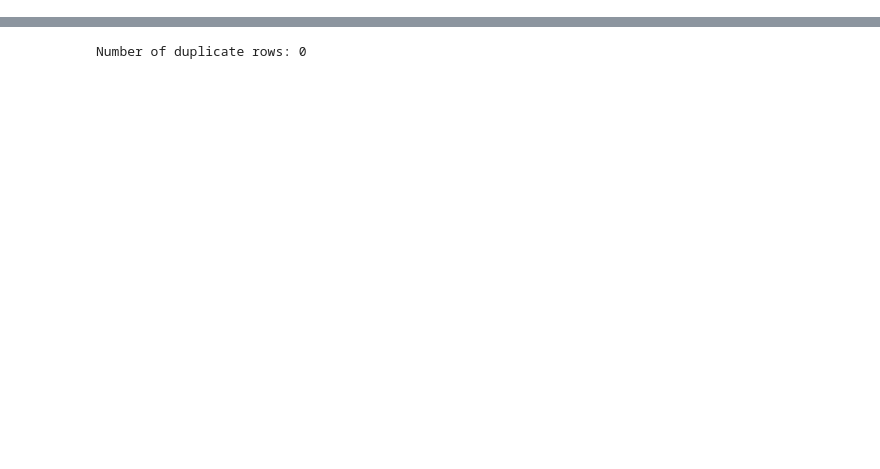
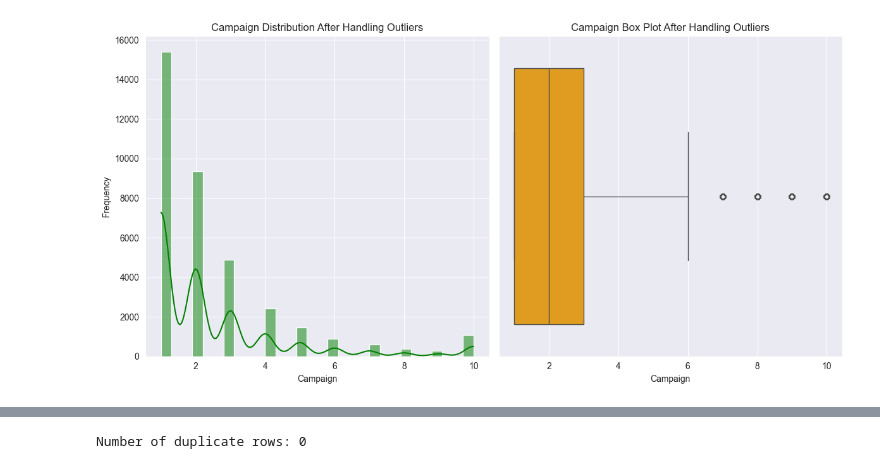
Before and after one commit to LahiWeer/2330902-ML_CW, a Jupyter notebook: Preprocessing/S4 - Data Cleaning.ipynb, the cells around one changed output, grey strips where cells are left out. Cells and saved outputs as stored; diff of their text form; code cells hidden in the pictures; blank space fills up the shorter version.

```diff
--- a/Preprocessing/S4 - Data Cleaning.ipynb
+++ b/Preprocessing/S4 - Data Cleaning.ipynb
@@ -159,0 +163,21 @@ Saved the cleaned dataset to 'bank_data_cleaned_final.csv'.
+# %%
+# Cap the campaign values above 10 to 10
+df['campaign'] = df['campaign'].apply(lambda x: 10 if x > 10 else x)
+# %%
+# Visualize the 'campaign' column after handling outliers
+plt.figure(figsize=(12, 6))
+plt.subplot(1, 2, 1)
+sns.histplot(df['campaign'], kde=True, bins=30, color='green')
+plt.title('Campaign Distribution After Handling Outliers')
+plt.xlabel('Campaign')
+plt.ylabel('Frequency')
+
+plt.subplot(1, 2, 2)
+sns.boxplot(x=df['campaign'], color='orange')
+plt.title('Campaign Box Plot After Handling Outliers')
+plt.xlabel('Campaign')
+
+plt.tight_layout()
+plt.show()
+# %% [output]
+[figure, added]
```
Also changed, not shown: parts of 35 cells of this notebook, 11 other files.
